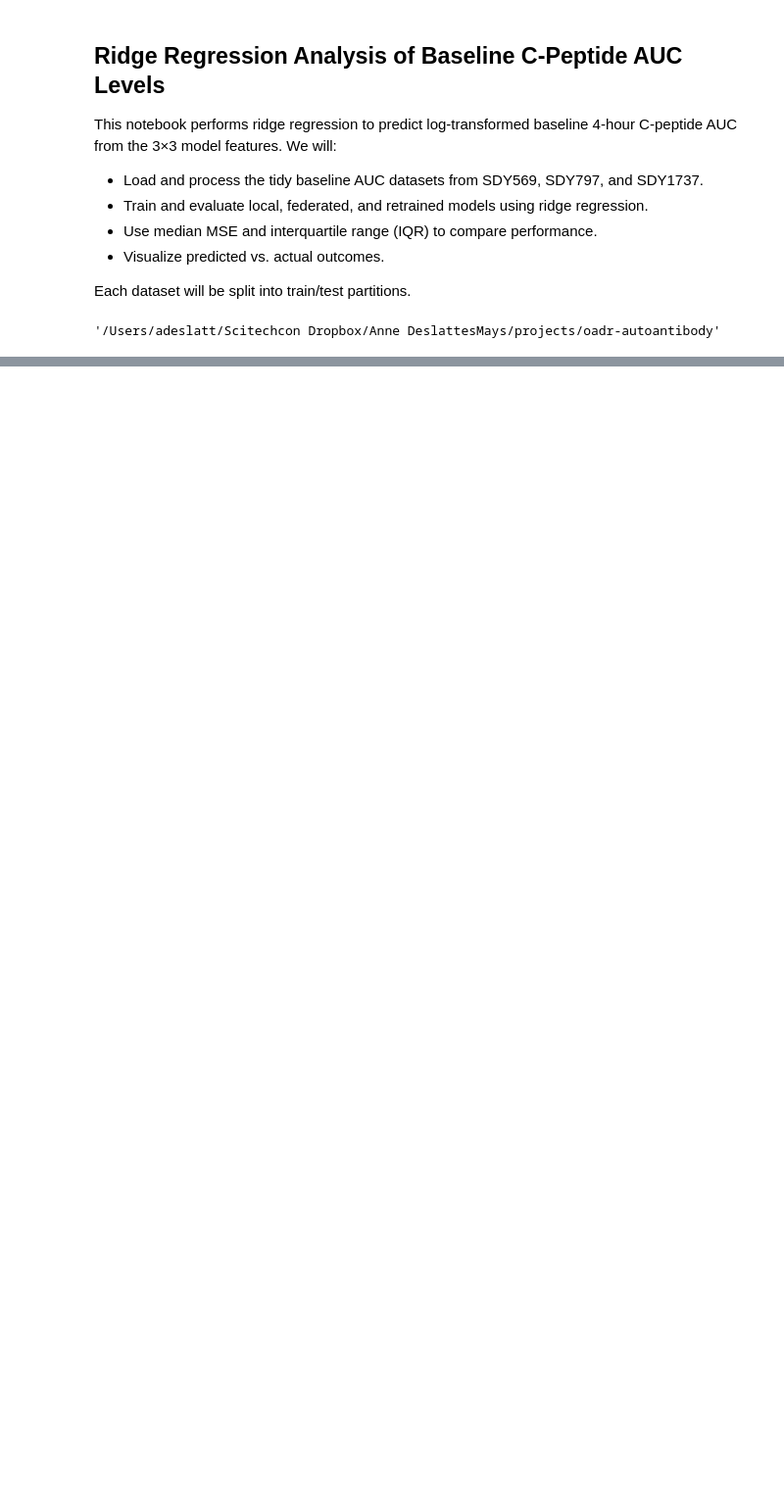
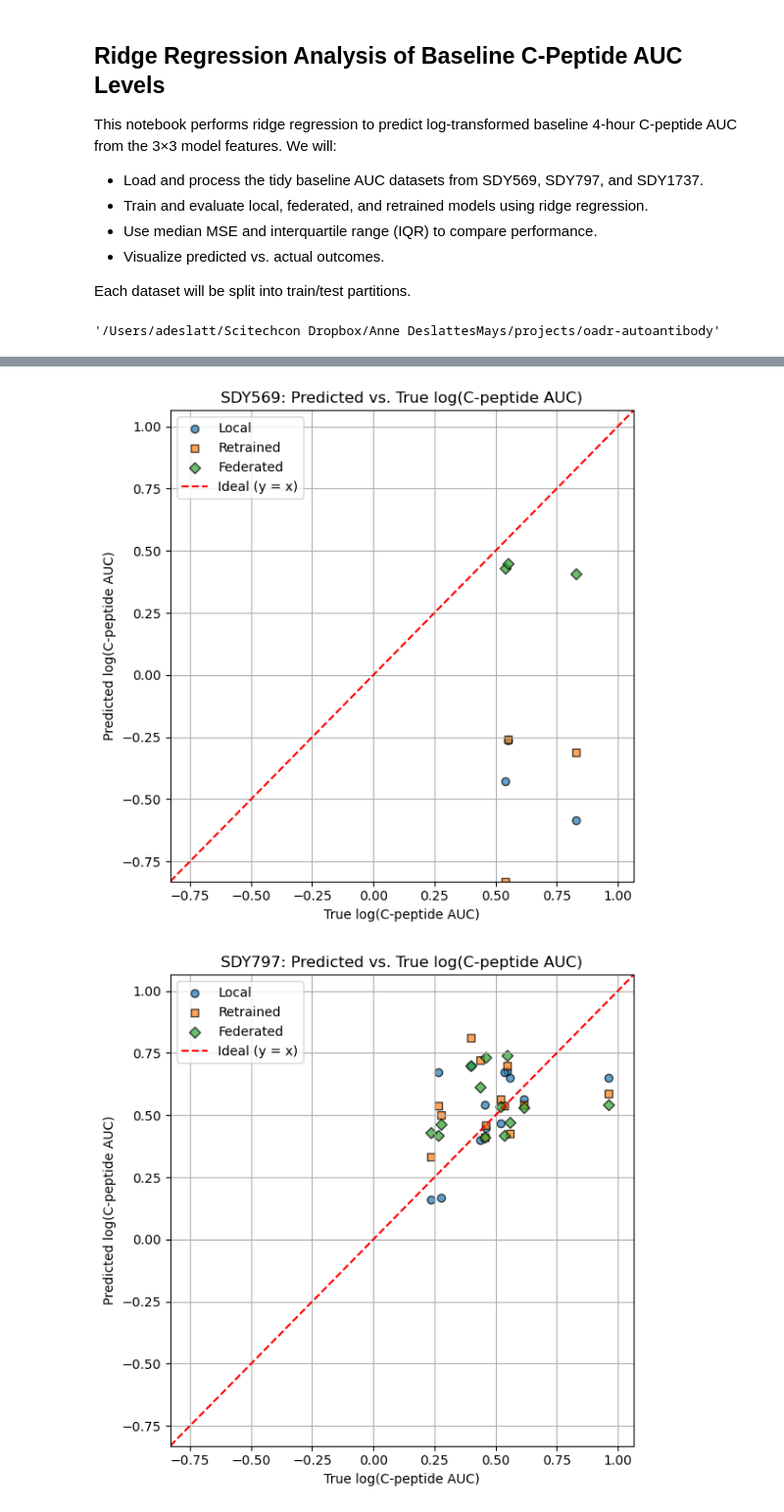
Before and after one commit to NIH-NLM/oadr-autoantibody, a Jupyter notebook: ipynb/RidgeRegressionAnalysisBaselineCPeptideAUC.ipynb, the cells around one changed output, grey strips where cells are left out. Shown at 98% size. Cells and saved outputs as stored; diff of their text form; code cells hidden in the pictures; blank space fills up the shorter version.

```diff
--- a/ipynb/RidgeRegressionAnalysisBaselineCPeptideAUC.ipynb
+++ b/ipynb/RidgeRegressionAnalysisBaselineCPeptideAUC.ipynb
@@ -346,3 +402,57 @@ CNN output sample:
   y = -0.18 + -1.72x0 + -4.96x1 + -3.93x2 + 2.06x3 + 2.78x4 + 7.12x5 + 1.64x6 + -2.27x7 + 3.21x8
 [figure]
 ... (6 outputs left out)
+# %%
+import matplotlib.pyplot as plt
+import seaborn as sns
+import pandas as pd
+import numpy as np
+
+# Define common axis limits
+all_true_vals = []
+all_pred_vals = []
+
+# Collect all predictions to unify axis ranges
+for (study, model_type), result in ridge_results.items():
+    all_true_vals.extend(result["y_test"])
+    all_pred_vals.extend(result["y_pred"])
+
+xlim = ylim = [
+    min(min(all_true_vals), min(all_pred_vals)),
+    max(max(all_true_vals), max(all_pred_vals))
+]
+
+# Plot for each study
+for study in ["SDY569", "SDY797", "SDY1737"]:
+    plt.figure(figsize=(6,6))
+    for model_type, color, marker in zip(
+        ["local", "retrained", "federated"],
+        ["blue", "green", "orange"],
+        ["o", "s", "D"]
+    ):
+        key = (study, model_type)
+        if key not in ridge_results:
+            continue
+        y_true = ridge_results[key]["y_test"]
+        y_pred = ridge_results[key]["y_pred"]
+        plt.scatter(
+            y_true, y_pred,
+            label=model_type.capitalize(),
+            alpha=0.7,
+            marker=marker,
+            edgecolor='black'
+        )
+
+    plt.plot(xlim, ylim, "r--", label="Ideal (y = x)")
+    plt.title(f"{study}: Predicted vs. True log(C-peptide AUC)")
+    plt.xlabel("True log(C‑peptide AUC)")
+    plt.ylabel("Predicted log(C‑peptide AUC)")
+    plt.xlim(xlim)
+    plt.ylim(ylim)
+    plt.grid(True)
+    plt.legend()
+    plt.tight_layout()
+    plt.show()
+# %% [output]
+[figure, added]
+[figure, added]
```
Also changed, not shown: parts of 5 cells of this notebook, 5 other files.
